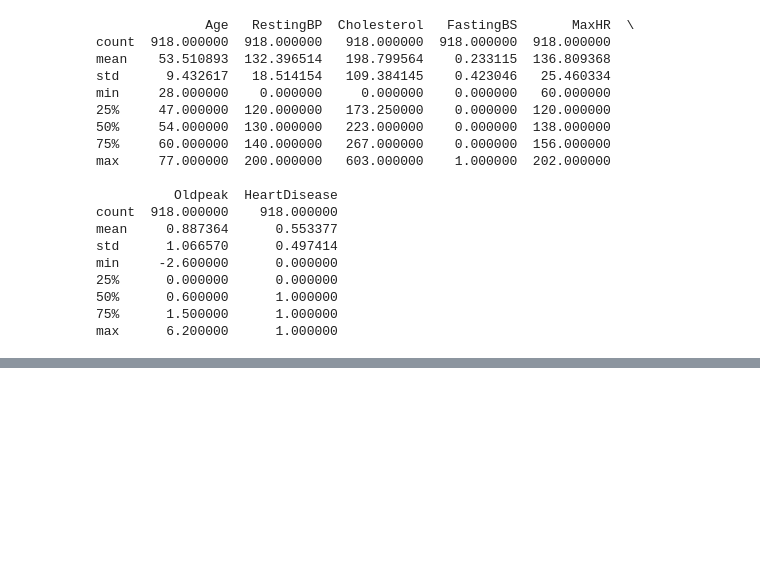
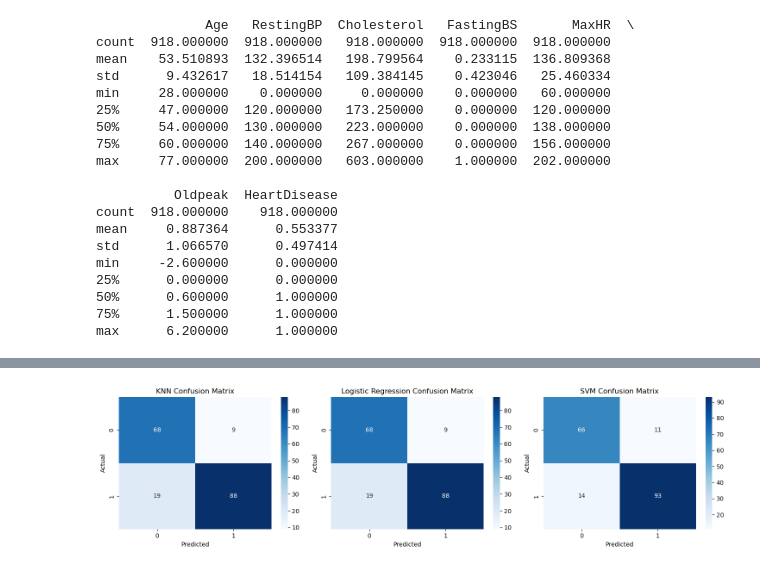
Before and after one commit to anupgp/Heart-Failure-Prediction, a Jupyter notebook: .ipnyb_checkpoints/heart-failure-data-analysis.ipynb, the cells around one changed output, grey strips where cells are left out. Drawn from its saved outputs; the diff is of its cells as text; code cells hidden in the pictures; blank space fills up the shorter version.

Commit message:
Updated visualization labels

```diff
--- a/.ipnyb_checkpoints/heart-failure-data-analysis.ipynb
+++ b/.ipnyb_checkpoints/heart-failure-data-analysis.ipynb
@@ -35,0 +104,18 @@ max      6.200000      1.000000
+# %%
+from sklearn.neighbors import KNeighborsClassifier
+from sklearn.metrics import accuracy_score, precision_score, recall_score, f1_score, confusion_matrix
+
+# Train KNN classifier
+knn = KNeighborsClassifier()
+knn.fit(X_train_scaled, y_train)
+
+# Predict on test data
+y_pred_knn = knn.predict(X_test_scaled)
+
+# Evaluate performance
+print("KNN Classifier:")
+print("Accuracy:", accuracy_score(y_test, y_pred_knn))
+print("Precision:", precision_score(y_test, y_pred_knn))
+print("Recall:", recall_score(y_test, y_pred_knn))
+print("F1-Score:", f1_score(y_test, y_pred_knn))
+print("Confusion Matrix:\n", confusion_matrix(y_test, y_pred_knn))
@@ -35,0 +131,26 @@ max      6.200000      1.000000
+# %%
+import seaborn as sns
+import matplotlib.pyplot as plt
+from sklearn.metrics import confusion_matrix
+
+# Dictionary of model names and their predictions
+models = {
+    "KNN": y_pred_knn,
+    "Logistic Regression": y_pred_logreg,
+    "SVM": y_pred_svm
+}
+
+plt.figure(figsize=(15, 4))
+
+for i, (name, preds) in enumerate(models.items(), 1):
+    cm = confusion_matrix(y_test, preds)
+    plt.subplot(1, 3, i)
+    sns.heatmap(cm, annot=True, fmt='d', cmap='Blues')
+    plt.title(f"{name} Confusion Matrix")
+    plt.xlabel("Predicted")
+    plt.ylabel("Actual")
+
+plt.tight_layout()
+plt.show()
+# %% [output]
+[figure, added]
```
Also changed, not shown: parts of 8 cells of this notebook.
